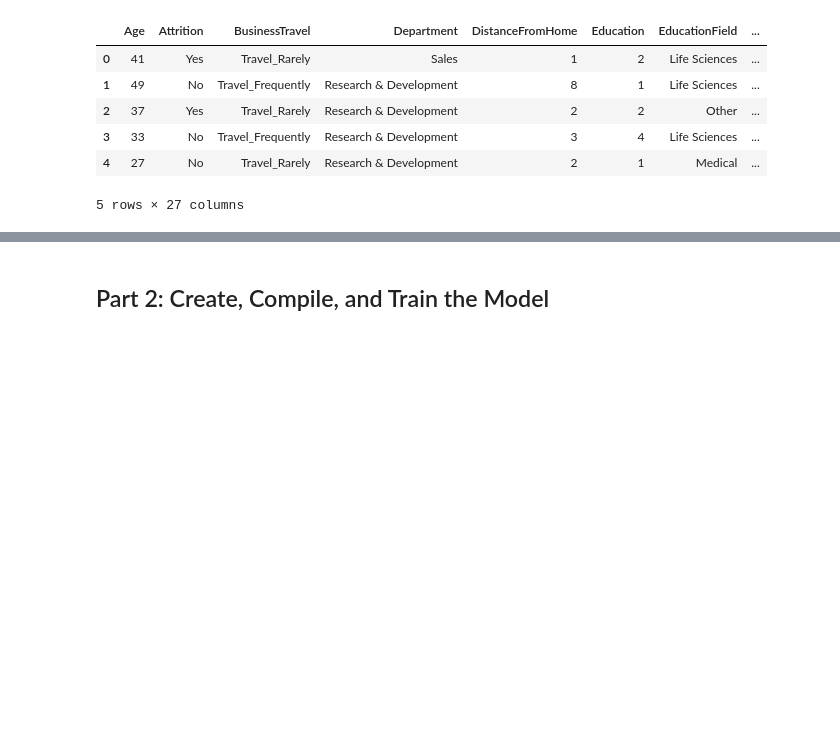
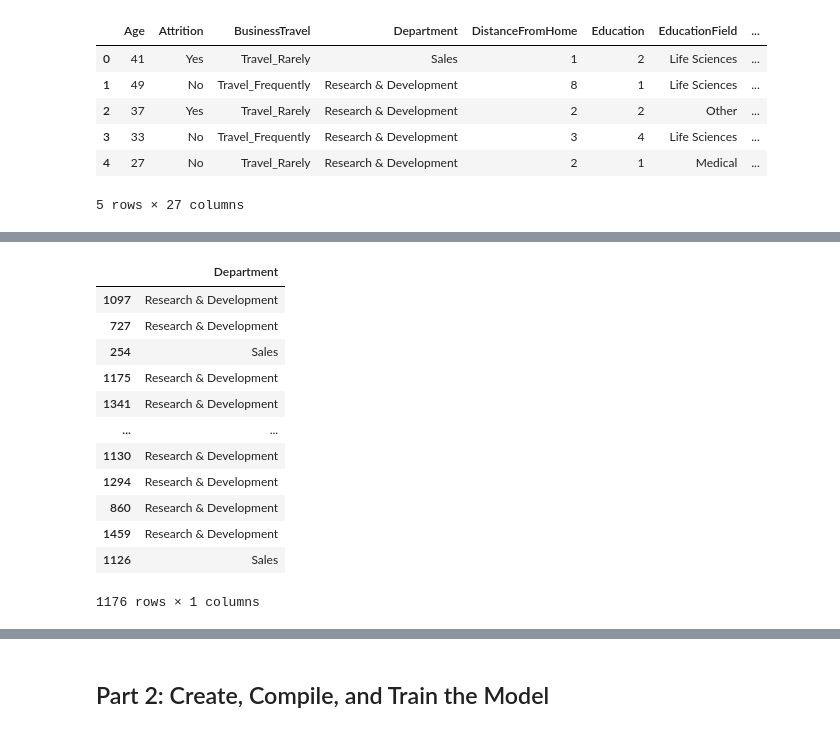
Before and after one commit to yiannisp1822/neural-network-challenge-2, a Jupyter notebook: attrition.ipynb, the cells around one changed output, grey strips where cells are left out. Saved outputs shown, nothing was run; the diff lists cells and outputs as text; code cells hidden in the pictures; blank space fills up the shorter version.

```diff
--- a/attrition.ipynb
+++ b/attrition.ipynb
@@ -87,0 +149,16 @@ dtype: int64
+# %%
+y_train[['Department']]
+# %% [output]
+|  | Department |
+| 1097 | Research & Development |
+| 727 | Research & Development |
+| 254 | Sales |
+| 1175 | Research & Development |
+| 1341 | Research & Development |
+| ... | ... |
+| 1130 | Research & Development |
+| 1294 | Research & Development |
+| 860 | Research & Development |
+| 1459 | Research & Development |
+| 1126 | Sales |
+1176 rows × 1 columns
```
Also changed, not shown: parts of 23 cells of this notebook.
